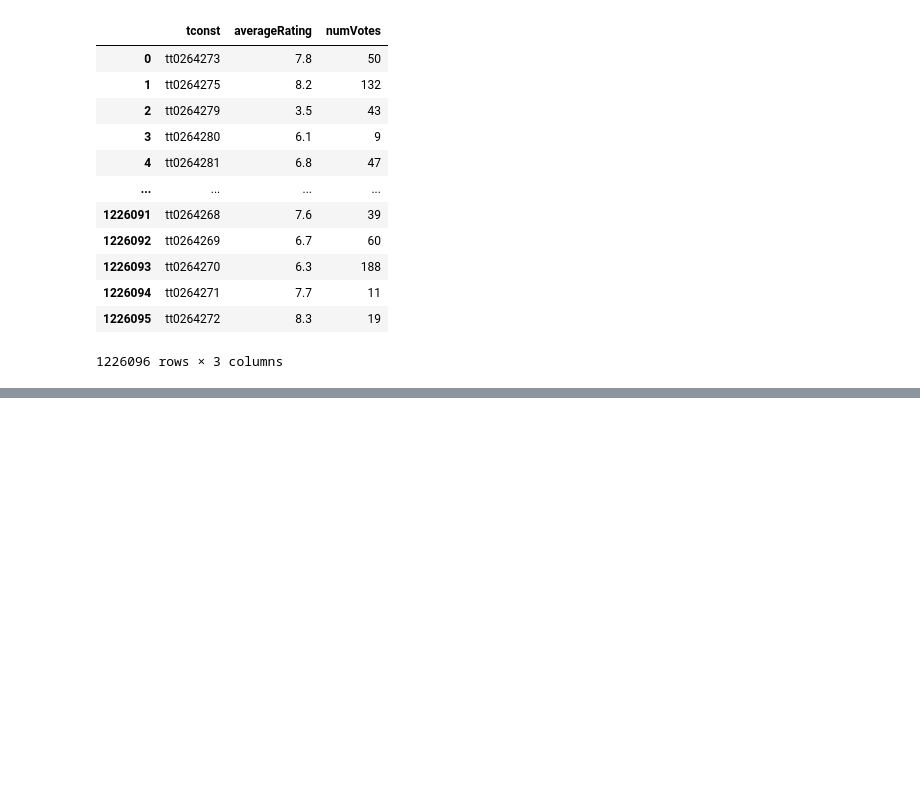
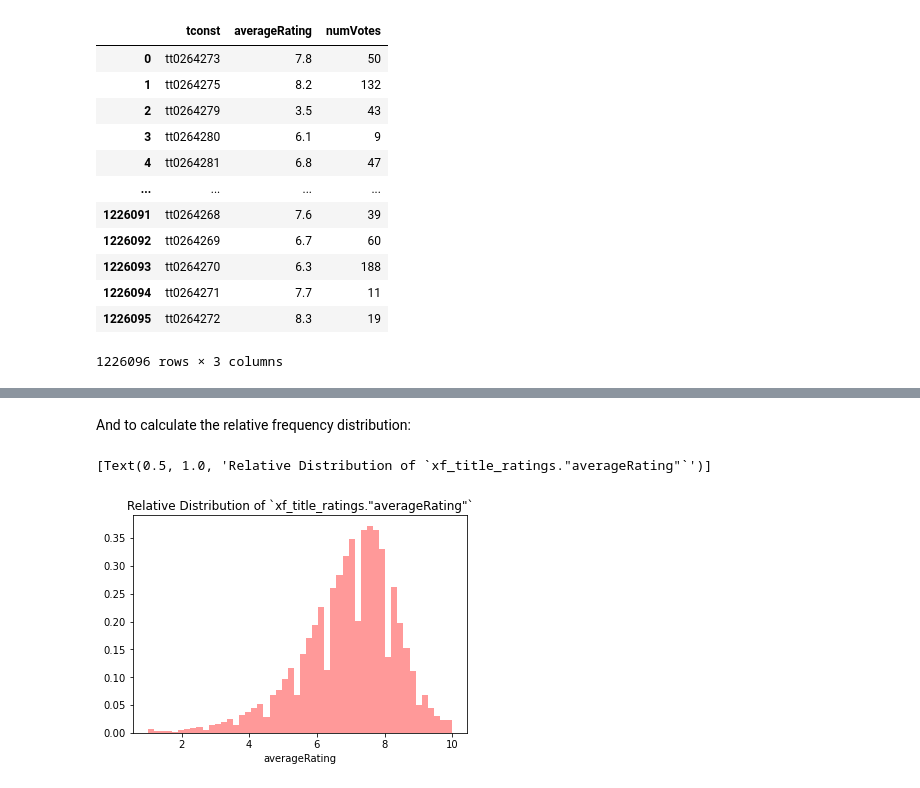
Before and after one commit to sfnxboy/SQL_Math-290, a Jupyter notebook: homeworks/HW09/IMDB visalization.ipynb, the cells around one changed output, grey strips where cells are left out. Saved outputs shown, nothing was run; the diff lists cells and outputs as text; code cells hidden in the pictures; blank space fills up the shorter version.

```diff
--- a/homeworks/HW09/IMDB visalization.ipynb
+++ b/homeworks/HW09/IMDB visalization.ipynb
@@ -151,0 +154,8 @@ sns.histplot(xf_title_ratings['averageRating'])
+# %% [markdown]
+And to calculate the relative frequency distribution:
+# %%
+sns.distplot(xf_title_ratings['averageRating'], kde=False, norm_hist=True,
+            color = 'red').set(title='Relative Distribution of `xf_title_ratings."averageRating"`')
+# %% [output]
+[Text(0.5, 1.0, 'Relative Distribution of `xf_title_ratings."averageRating"`')]
+[figure, added]
```
Also changed, not shown: parts of 3 cells of this notebook.
